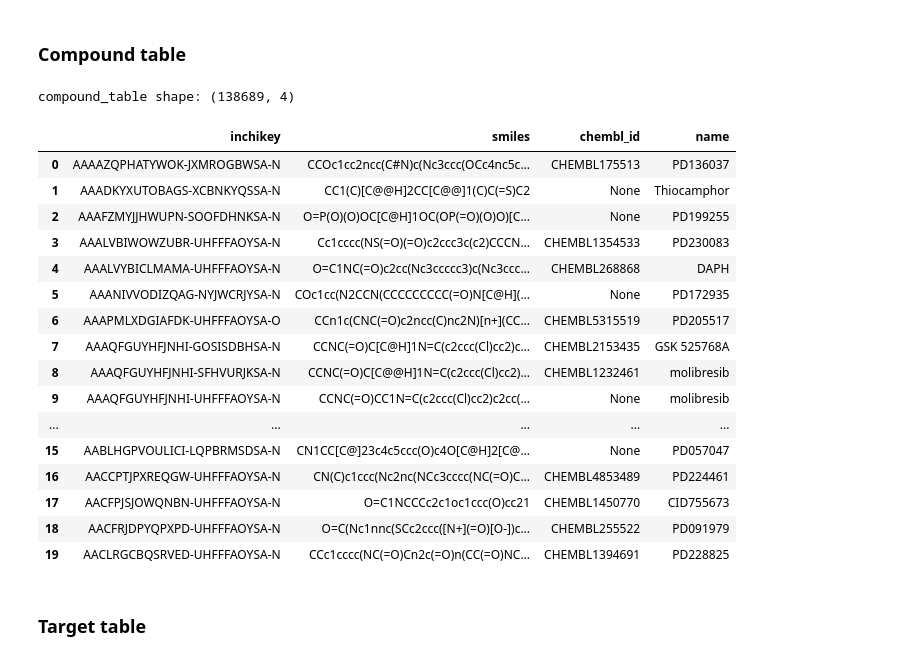
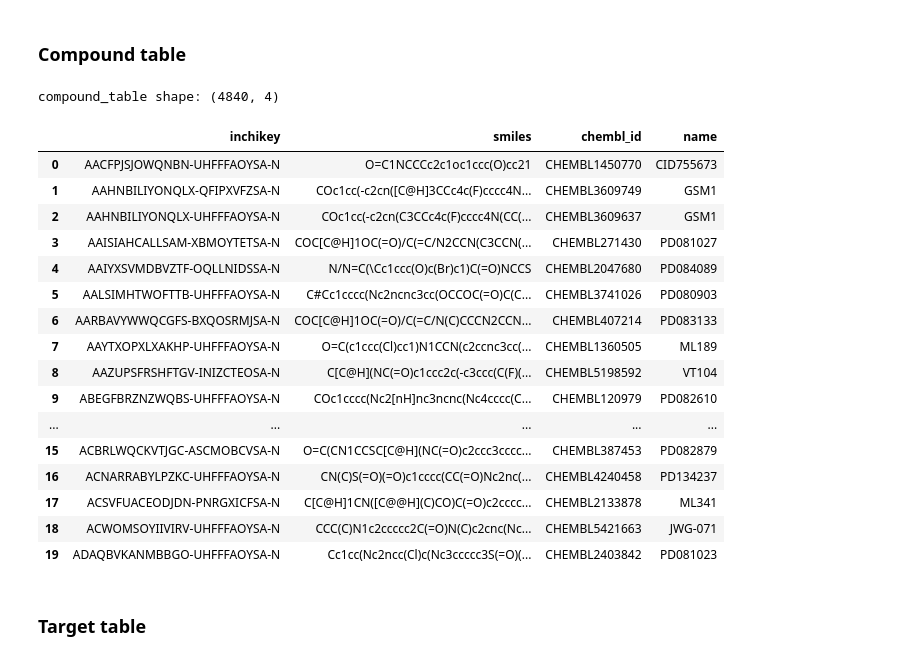
Before and after one commit to SCHMM-MelMar/Summer-School-2026, a Jupyter notebook: src/DataPreprocessing.ipynb, the cells around one changed output. Drawn from its saved outputs; the diff is of its cells as text; code cells hidden in the pictures.

Commit message:
filtering of non-probe compounds and target annotations

```diff
--- a/src/DataPreprocessing.ipynb
+++ b/src/DataPreprocessing.ipynb
@@ -90,6 +96,18 @@ def parse_bioactivity_type(annotation):
 
     return candidate
 
+def as_probe_flag(value):
+    """Normalize heterogeneous probe encodings to 1/0/None."""
+    if pd.isna(value):
+        return None
+
+    text = str(value).strip().lower()
+    if text in {"1", "1.0", "true", "t", "yes", "y"}:
+        return 1
+    if text in {"0", "0.0", "false", "f", "no", "n", "-"}:
+        return 0
+    return None
+
 records = []
 
 for _, row in raw_data.iterrows():
@@ -97,6 +115,11 @@ for _, row in raw_data.iterrows():
     target_key = row.get("gene_name")
 
     if pd.isna(target_key) or str(target_key).strip() == "" or str(target_key).strip().lower() in PLACEHOLDERS:
+        continue
+
+    # Keep only probe-related target annotations; this removes off-target rows labeled as 0.
+    probe_target_flag = as_probe_flag(row.get("probe_target"))
+    if probe_target_flag != 1:
         continue
 
     for assay_col, assay_label in [("activity_biochemical", "biochemical"), ("activity_cell", "cell")]:
@@ -202,8 +225,22 @@ def first_non_null(series):
             return value
     return None
 
+def as_probe_flag(value):
+    if pd.isna(value):
+        return None
+    text = str(value).strip().lower()
+    if text in {"1", "1.0", "true", "t", "yes", "y"}:
+        return 1
+    if text in {"0", "0.0", "false", "f", "no", "n", "-"}:
+        return 0
+    return None
+
 cpd_with_ids = cpds_raw_data.copy()
 cpd_with_ids["chembl_id"] = None
+
+# Keep only compounds annotated as probes in the compounds sheet.
+cpd_with_ids["probe_flag"] = cpd_with_ids.get("probe").map(as_probe_flag)
+cpd_with_ids = cpd_with_ids[cpd_with_ids["probe_flag"] == 1].copy()
 
 if "ChEMBL" in external_ids_raw_data.columns:
     merge_keys = [col for col in ["pdid", "name", "probe"] if col in cpd_with_ids.columns and col in external_ids_raw_data.columns]
@@ -212,50 +249,50 @@ if "ChEMBL" in external_ids_raw_data.columns:
         ext_chembl = external_ids_raw_data[merge_keys + ["ChEMBL"]].copy()
         ext_chembl = ext_chembl.dropna(subset=["ChEMBL"])
 
         ext_chembl = (
             ext_chembl
             .groupby(merge_keys, dropna=False)["ChEMBL"]
             .apply(lambda s: normalize_chembl_values(s.tolist()))
             .reset_index(name="chembl_id")
         )
 
         cpd_with_ids = cpd_with_ids.merge(ext_chembl, on=merge_keys, how="left", suffixes=("", "_from_ext"))
         if "chembl_id_from_ext" in cpd_with_ids.columns:
             cpd_with_ids["chembl_id"] = cpd_with_ids["chembl_id_from_ext"]
             cpd_with_ids = cpd_with_ids.drop(columns=["chembl_id_from_ext"])
 
 compound_table = (
     cpd_with_ids.groupby("inchikey", dropna=True, as_index=False)
     .agg(
         smiles=("smiles", first_non_null),
         chembl_id=("chembl_id", lambda s: normalize_chembl_values(s.tolist())),
         name=("name", first_non_null),
     )
 )
 
 compound_table = compound_table[["inchikey", "smiles", "chembl_id", "name"]]
 
 print("compound_table shape:", compound_table.shape)
 display(compound_table.head(20))
 # %% [output]
-compound_table shape: (138689, 4)
+compound_table shape: (4840, 4)
 |  | inchikey | smiles | chembl_id | name |
-| 0 | AAAAZQPHATYWOK-JXMROGBWSA-N | CCOc1cc2ncc(C#N)c(Nc3ccc(OCc4nc5c... | CHEMBL175513 | PD136037 |
-| 1 | AAADKYXUTOBAGS-XCBNKYQSSA-N | CC1(C)[C@@H]2CC[C@@]1(C)C(=S)C2 | None | Thiocamphor |
-| 2 | AAAFZMYJJHWUPN-SOOFDHNKSA-N | O=P(O)(O)OC[C@H]1OC(OP(=O)(O)O)[C... | None | PD199255 |
-| 3 | AAALVBIWOWZUBR-UHFFFAOYSA-N | Cc1cccc(NS(=O)(=O)c2ccc3c(c2)CCCN... | CHEMBL1354533 | PD230083 |
-| 4 | AAALVYBICLMAMA-UHFFFAOYSA-N | O=C1NC(=O)c2cc(Nc3ccccc3)c(Nc3ccc... | CHEMBL268868 | DAPH |
-| 5 | AAANIVVODIZQAG-NYJWCRJYSA-N | COc1cc(N2CCN(CCCCCCCCC(=O)N[C@H](... | None | PD172935 |
-| 6 | AAAPMLXDGIAFDK-UHFFFAOYSA-O | CCn1c(CNC(=O)c2ncc(C)nc2N)[n+](CC... | CHEMBL5315519 | PD205517 |
-| 7 | AAAQFGUYHFJNHI-GOSISDBHSA-N | CCNC(=O)C[C@H]1N=C(c2ccc(Cl)cc2)c... | CHEMBL2153435 | GSK 525768A |
-| 8 | AAAQFGUYHFJNHI-SFHVURJKSA-N | CCNC(=O)C[C@@H]1N=C(c2ccc(Cl)cc2)... | CHEMBL1232461 | molibresib |
-| 9 | AAAQFGUYHFJNHI-UHFFFAOYSA-N | CCNC(=O)CC1N=C(c2ccc(Cl)cc2)c2cc(... | None | molibresib |
+| 0 | AACFPJSJOWQNBN-UHFFFAOYSA-N | O=C1NCCCc2c1oc1ccc(O)cc21 | CHEMBL1450770 | CID755673 |
+| 1 | AAHNBILIYONQLX-QFIPXVFZSA-N | COc1cc(-c2cn([C@H]3CCc4c(F)cccc4N... | CHEMBL3609749 | GSM1 |
+| 2 | AAHNBILIYONQLX-UHFFFAOYSA-N | COc1cc(-c2cn(C3CCc4c(F)cccc4N(CC(... | CHEMBL3609637 | GSM1 |
+| 3 | AAISIAHCALLSAM-XBMOYTETSA-N | COC[C@H]1OC(=O)/C(=C/N2CCN(C3CCN(... | CHEMBL271430 | PD081027 |
+| 4 | AAIYXSVMDBVZTF-OQLLNIDSSA-N | N/N=C(\Cc1ccc(O)c(Br)c1)C(=O)NCCS | CHEMBL2047680 | PD084089 |
+| 5 | AALSIMHTWOFTTB-UHFFFAOYSA-N | C#Cc1cccc(Nc2ncnc3cc(OCCOC(=O)C(C... | CHEMBL3741026 | PD080903 |
+| 6 | AARBAVYWWQCGFS-BXQOSRMJSA-N | COC[C@H]1OC(=O)/C(=C/N(C)CCCN2CCN... | CHEMBL407214 | PD083133 |
+| 7 | AAYTXOPXLXAKHP-UHFFFAOYSA-N | O=C(c1ccc(Cl)cc1)N1CCN(c2ccnc3cc(... | CHEMBL1360505 | ML189 |
+| 8 | AAZUPSFRSHFTGV-INIZCTEOSA-N | C[C@H](NC(=O)c1ccc2c(-c3ccc(C(F)(... | CHEMBL5198592 | VT104 |
+| 9 | ABEGFBRZNZWQBS-UHFFFAOYSA-N | COc1cccc(Nc2[nH]nc3ncnc(Nc4cccc(C... | CHEMBL120979 | PD082610 |
 | ... | ... | ... | ... | ... |
-| 15 | AABLHGPVOULICI-LQPBRMSDSA-N | CN1CC[C@]23c4c5ccc(O)c4O[C@H]2[C@... | None | PD057047 |
-| 16 | AACCPTJPXREQGW-UHFFFAOYSA-N | CN(C)c1ccc(Nc2nc(NCc3cccc(NC(=O)C... | CHEMBL4853489 | PD224461 |
-| 17 | AACFPJSJOWQNBN-UHFFFAOYSA-N | O=C1NCCCc2c1oc1ccc(O)cc21 | CHEMBL1450770 | CID755673 |
-| 18 | AACFRJDPYQPXPD-UHFFFAOYSA-N | O=C(Nc1nnc(SCc2ccc([N+](=O)[O-])c... | CHEMBL255522 | PD091979 |
-| 19 | AACLRGCBQSRVED-UHFFFAOYSA-N | CCc1cccc(NC(=O)Cn2c(=O)n(CC(=O)NC... | CHEMBL1394691 | PD228825 |
+| 15 | ACBRLWQCKVTJGC-ASCMOBCVSA-N | O=C(CN1CCSC[C@H](NC(=O)c2ccc3cccc... | CHEMBL387453 | PD082879 |
+| 16 | ACNARRABYLPZKC-UHFFFAOYSA-N | CN(C)S(=O)(=O)c1cccc(CC(=O)Nc2nc(... | CHEMBL4240458 | PD134237 |
+| 17 | ACSVFUACEODJDN-PNRGXICFSA-N | C[C@H]1CN([C@@H](C)CO)C(=O)c2cccc... | CHEMBL2133878 | ML341 |
+| 18 | ACWOMSOYIIVIRV-UHFFFAOYSA-N | CCC(C)N1c2ccccc2C(=O)N(C)c2cnc(Nc... | CHEMBL5421663 | JWG-071 |
+| 19 | ADAQBVKANMBBGO-UHFFFAOYSA-N | Cc1cc(Nc2ncc(Cl)c(Nc3ccccc3S(=O)(... | CHEMBL2403842 | PD081023 |
 # %% [markdown]
 ### Target table
 # %%
```
Also changed, not shown: parts of 4 cells of this notebook.
